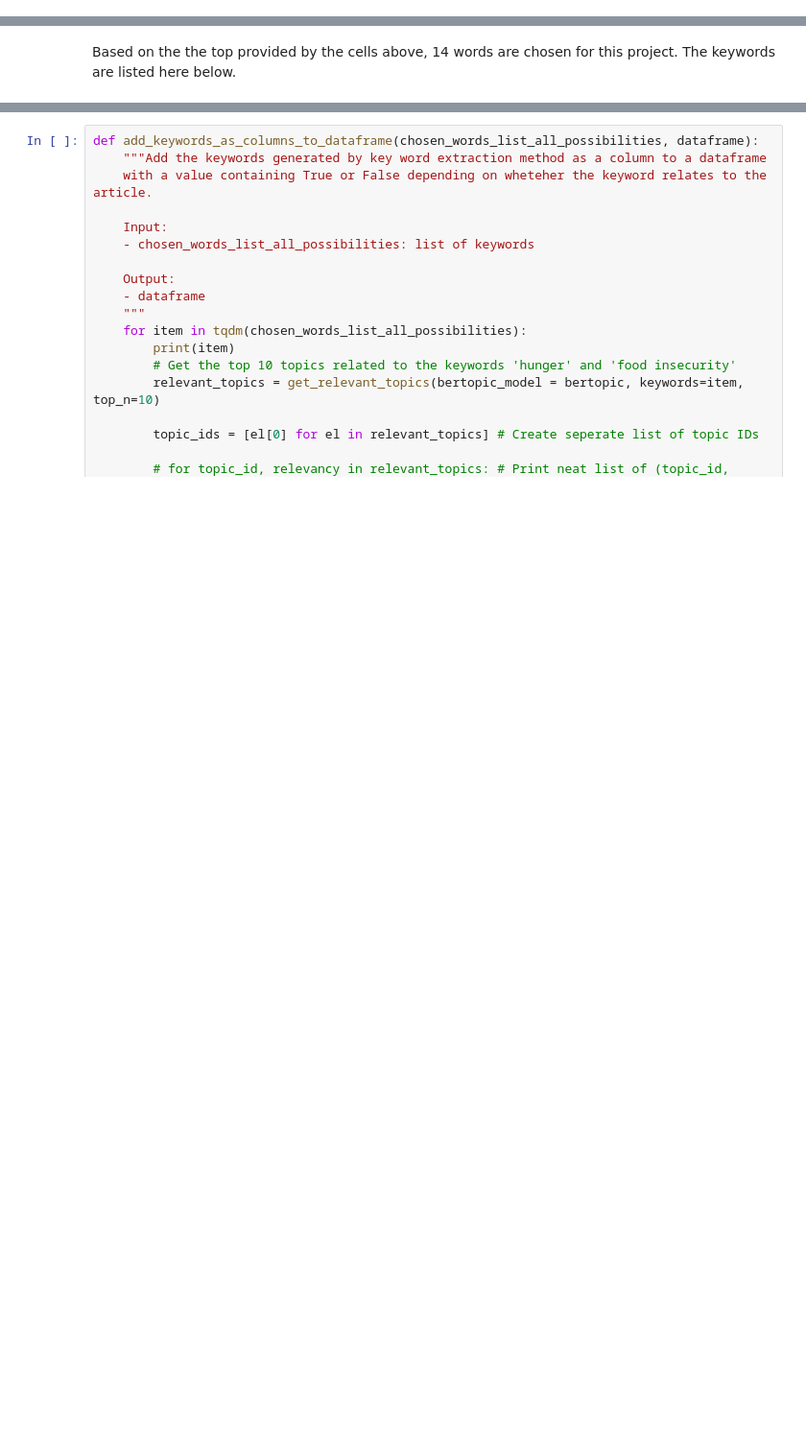
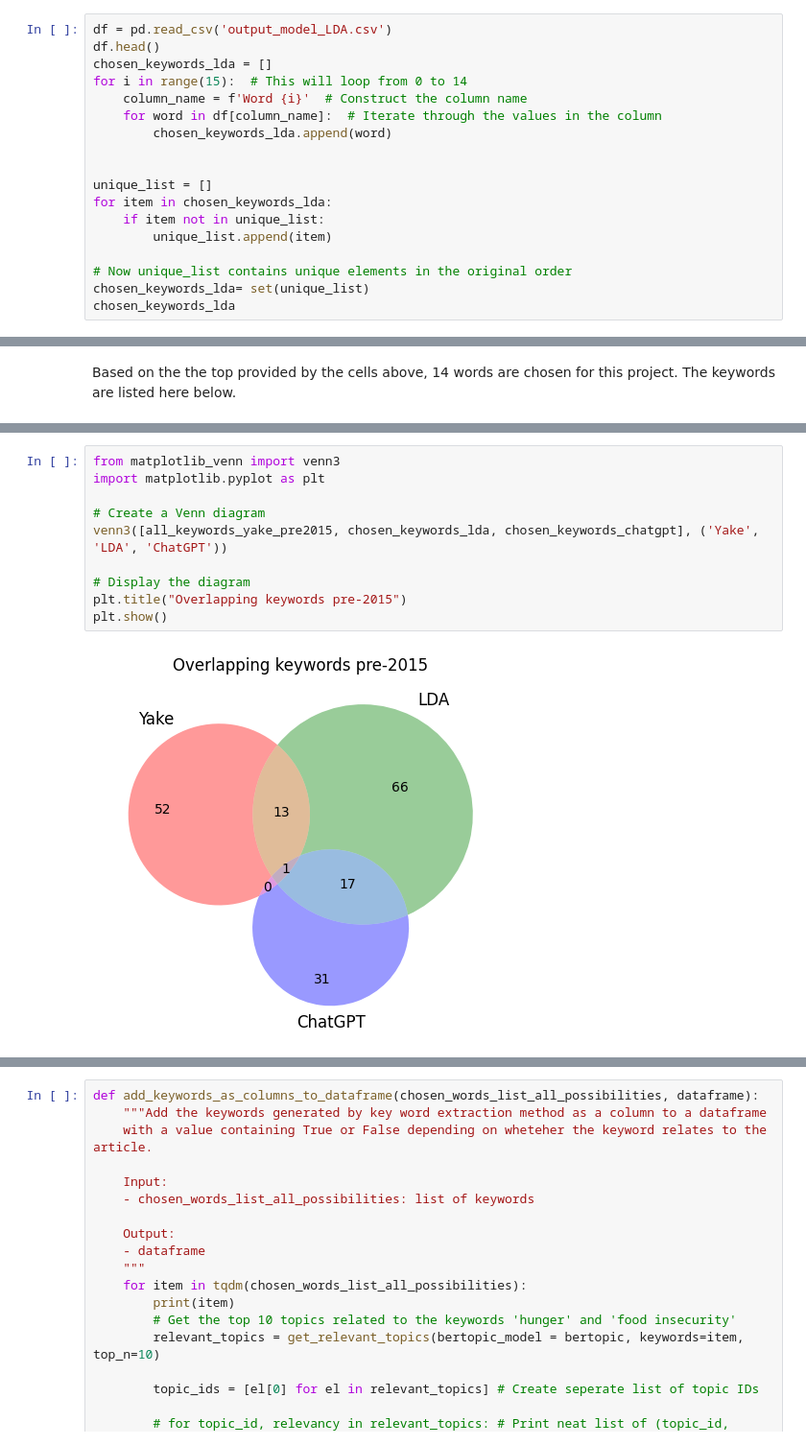
Before and after one commit to GielJW/JBG060-DC3-23-24-public, a Jupyter notebook: topic_modelling.ipynb, the cells around one changed output, grey strips where cells are left out. Shown: that part at 96% size. Saved outputs shown, nothing was run; the diff lists cells and outputs as text; blank space fills up the shorter version.

```diff
--- a/topic_modelling.ipynb
+++ b/topic_modelling.ipynb
@@ -251,3 +367,21 @@ df_keywords_summary.rename(columns={0 :'values'}, inplace=True )
 df_keywords_paragraph['Extracted_Words'] = df_keywords_paragraph['keywords_paragraphs'].apply(lambda x: re.search(r'[A-Z][a-z]+', x).group() if re.search(r'[A-Z][a-z]+', x) else "")
 df_keywords_paragraph = pd.DataFrame.from_dict(df_keywords_paragraph[['Extracted_Words']].value_counts().to_dict(), orient='index').reset_index()
 df_keywords_paragraph.rename(columns={0 :'values'}, inplace=True)
+# %%
+df = pd.read_csv('output_model_LDA.csv')
+df.head()
+chosen_keywords_lda = []
+for i in range(15):  # This will loop from 0 to 14
+    column_name = f'Word {i}'  # Construct the column name
+    for word in df[column_name]:  # Iterate through the values in the column
+        chosen_keywords_lda.append(word)
+
+
+unique_list = []
+for item in chosen_keywords_lda:
+    if item not in unique_list:
+        unique_list.append(item)
+
+# Now unique_list contains unique elements in the original order
+chosen_keywords_lda= set(unique_list)
+chosen_keywords_lda
@@ -271,0 +513,12 @@ chosen_keywords_yake_summary = ['president', 'jonglei','uganda', 'abyei', 'macha
+# %%
+from matplotlib_venn import venn3
+import matplotlib.pyplot as plt
+
+# Create a Venn diagram
+venn3([all_keywords_yake_pre2015, chosen_keywords_lda, chosen_keywords_chatgpt], ('Yake', 'LDA', 'ChatGPT'))
+
+# Display the diagram
+plt.title("Overlapping keywords pre-2015")
+plt.show()
+# %% [output]
+[figure, added]
```
Also changed, not shown: parts of 19 cells of this notebook, 3 other files.
